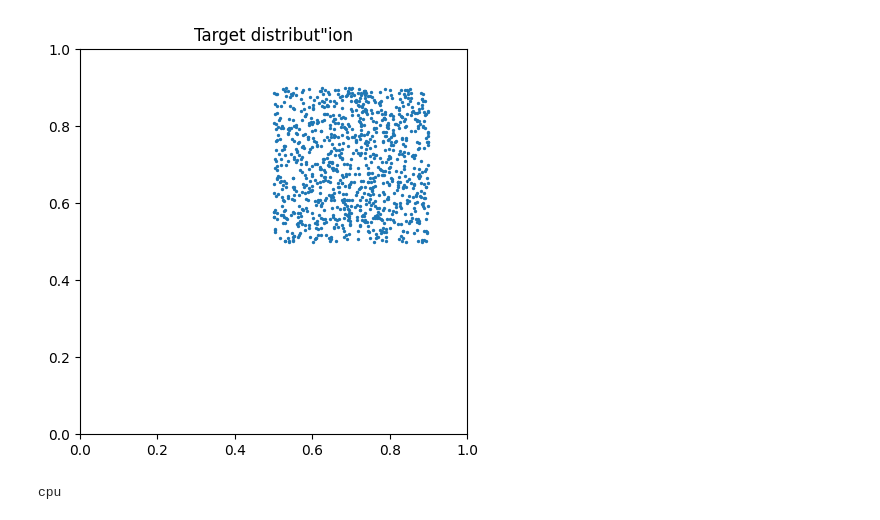
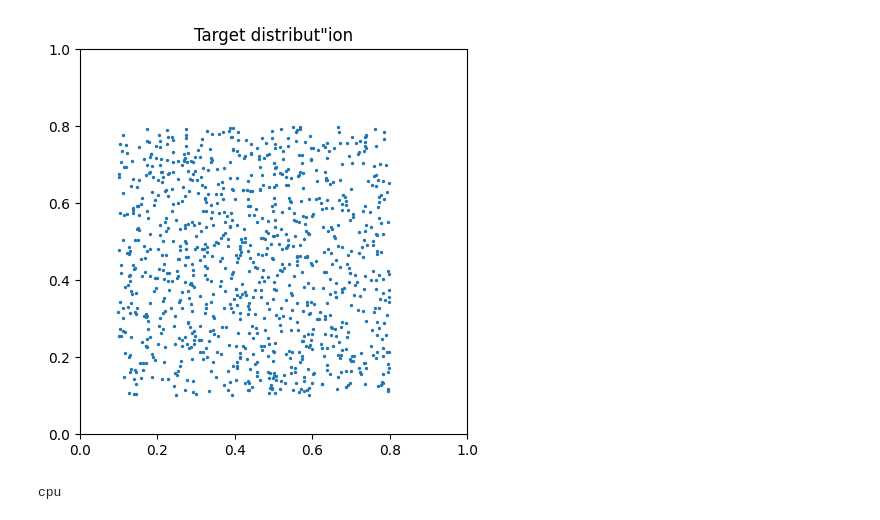
Before and after one commit to red1108/infoQGAN, a Jupyter notebook: 2D_train.ipynb, the cells around one changed output. Cells and saved outputs as stored; diff of their text form; code cells hidden in the pictures.

```diff
--- a/2D_train.ipynb
+++ b/2D_train.ipynb
@@ -23,16 +23,16 @@ from torchvision import datasets, transforms
 from functools import reduce
 # %%
 data_num = 1000
-data_type = "biased_box"
+data_type = "biased_box2"
 train_in = np.loadtxt(f'data/2D/{data_type}_{data_num}_1.txt') # 바로 점 데이터를 불러옴
 plt.figure(figsize=(5,5))
 plt.scatter(train_in[:,0], train_in[:,1], s=2.0)
 plt.title('Target distribut"ion')
 plt.xlim((0, 1))
 plt.ylim((0, 1))
 plt.show()
 # %% [output]
-[figure, old version]
+[figure, new version]
 # %%
 # setting torch device
 device = torch.device("cuda:0" if torch.cuda.is_available() else "cpu")
```
Also changed, not shown: parts of 1 cell of this notebook, 11 other files.
